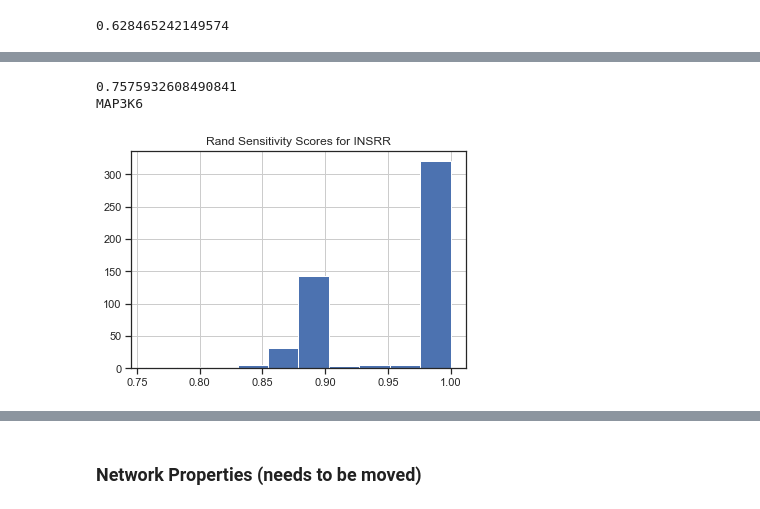
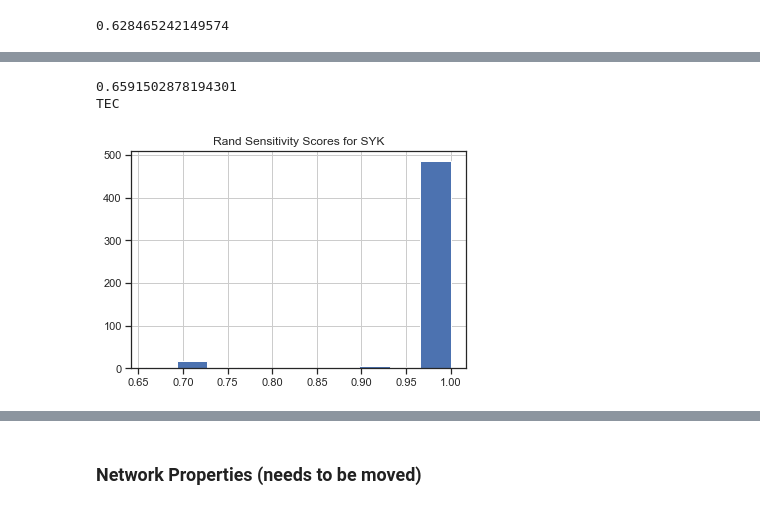
Before and after one commit to gomezlab/kinotypeClusteringAndRegression, a Jupyter notebook: src/network_11_analysisOfSensitivity.ipynb, the cells around one changed output, grey strips where cells are left out. Cells and saved outputs as stored; diff of their text form; code cells hidden in the pictures.

Commit message:
fixed sensitivity analysis

```diff
--- a/src/network_11_analysisOfSensitivity.ipynb
+++ b/src/network_11_analysisOfSensitivity.ipynb
@@ -216,15 +229,15 @@ rand[rand > 0].min(axis=0).idxmin(axis=0)
 # %%
-rand_insrr = rand.loc['INSRR']
-print(rand_insrr[rand_insrr > 0].min())
-print(rand_insrr[rand_insrr > 0].idxmin())
+rand_syk = rand.loc['SYK']
+print(rand_syk[rand_syk > 0].min())
+print(rand_syk[rand_syk > 0].idxmin())
 
-rand_insrr[rand_insrr > 0].hist()
-plt.title('Rand Sensitivity Scores for INSRR')
+rand_syk[rand_syk > 0].hist()
+plt.title('Rand Sensitivity Scores for SYK')
 plt.show()
 # %% [output]
-0.7575932608490841
-MAP3K6
+0.6591502878194301
+TEC
-[figure, old version]
+[figure, new version]
 # %%
 # check that it's not certain subclusters causing the issue
 pd.DataFrame(rand.mean(axis=1)).merge(louv, left_index=True, right_index=True).groupby('cluster').agg(np.mean)
```
Also changed, not shown: parts of 23 cells of this notebook.
